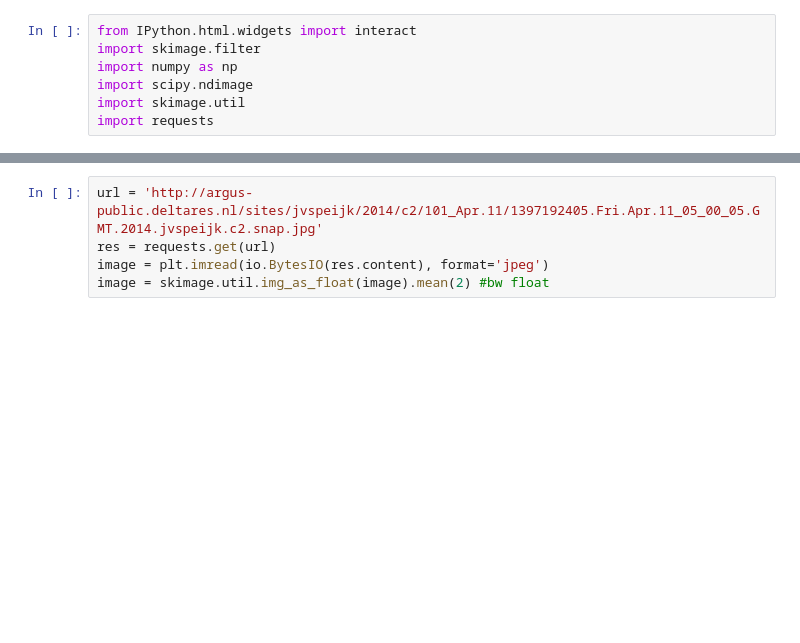
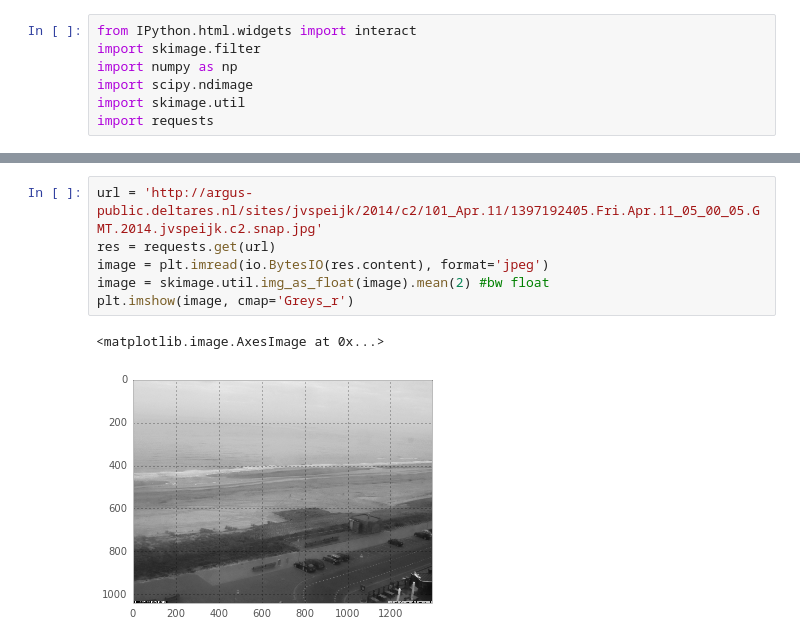
Before and after one commit to SiggyF/notebooks, a Jupyter notebook: gabor.ipynb, the cells around one changed output, grey strips where cells are left out. Cells and saved outputs as stored; diff of their text form; blank space fills up the shorter version.

```diff
--- a/gabor.ipynb
+++ b/gabor.ipynb
@@ -17,6 +18,10 @@ interact(plot, frequency=(0.05,0.25, 0.05), sigma=(1,3), theta=(0, np.pi, 0.25*n
 # %%
 url = 'http://argus-public.deltares.nl/sites/jvspeijk/2014/c2/101_Apr.11/1397192405.Fri.Apr.11_05_00_05.GMT.2014.jvspeijk.c2.snap.jpg'
 res = requests.get(url)
 image = plt.imread(io.BytesIO(res.content), format='jpeg')
 image = skimage.util.img_as_float(image).mean(2) #bw float
+plt.imshow(image, cmap='Greys_r')
+# %% [output]
+<matplotlib.image.AxesImage at 0x...>
+[figure, added]
 # %%
```
Also changed, not shown: parts of 3 cells of this notebook.
